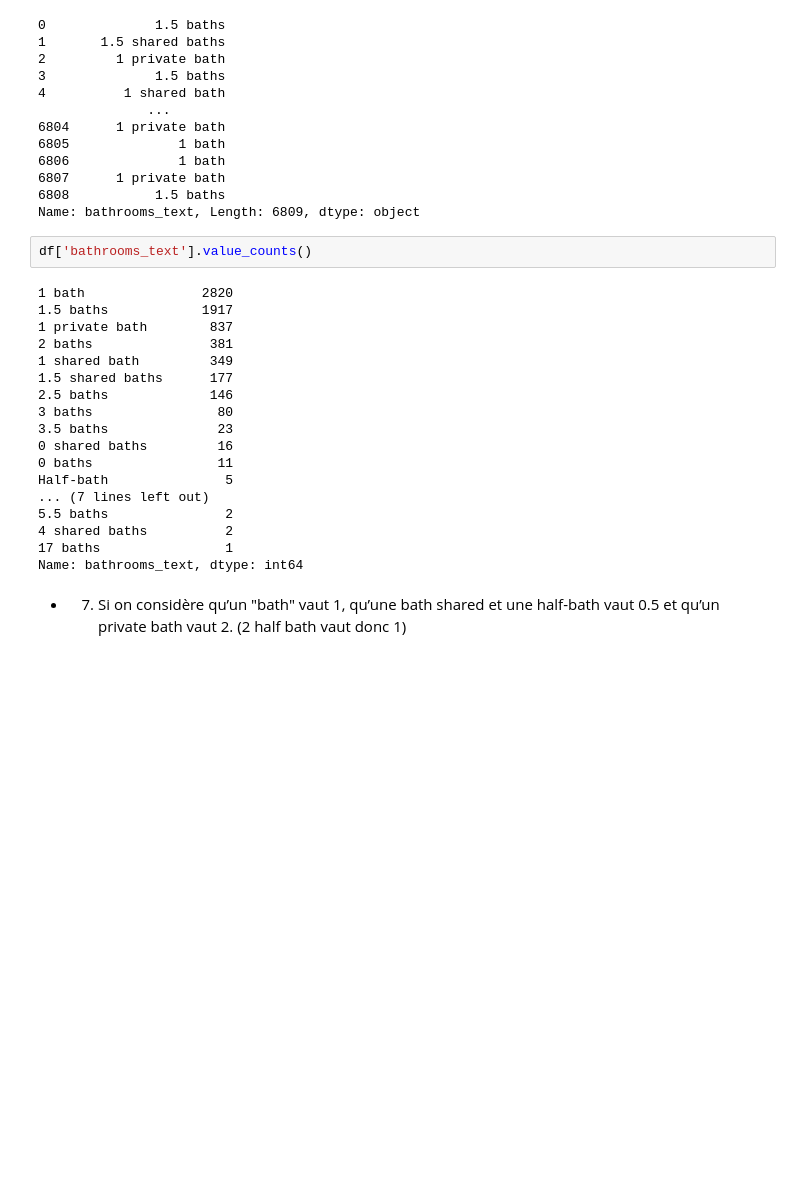
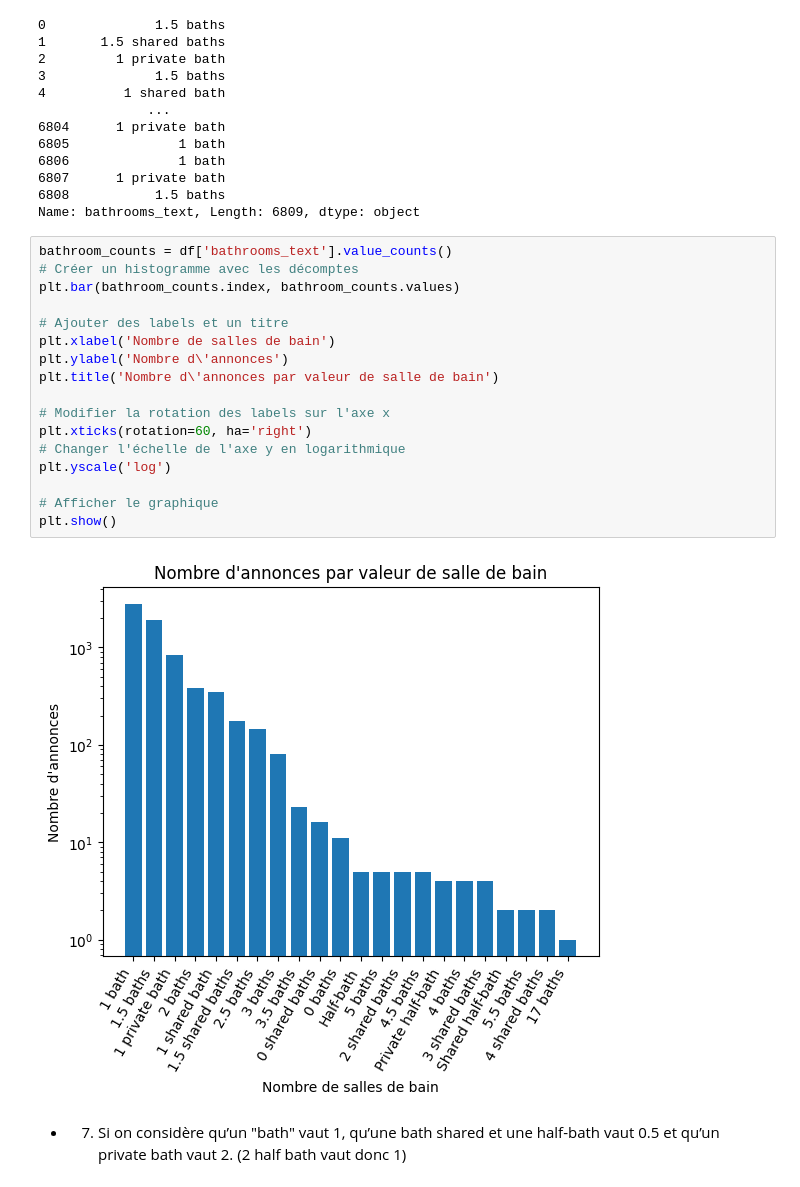
Before and after one commit to DonzerHD/Pandas-Env-Visuel, a Jupyter notebook: Pandas/TD_Pandas.ipynb, the cells around one changed output. Cells and saved outputs as stored; diff of their text form; blank space fills up the shorter version.

```diff
--- a/Pandas/TD_Pandas.ipynb
+++ b/Pandas/TD_Pandas.ipynb
@@ -223,26 +250,25 @@ df['bathrooms_text']
 6807      1 private bath
 6808           1.5 baths
 Name: bathrooms_text, Length: 6809, dtype: object
-# %%
-df['bathrooms_text'].value_counts()
-# %% [output]
-1 bath               2820
-1.5 baths            1917
-1 private bath        837
-2 baths               381
-1 shared bath         349
-1.5 shared baths      177
-2.5 baths             146
-3 baths                80
-3.5 baths              23
-0 shared baths         16
-0 baths                11
-Half-bath               5
-... (7 lines left out)
-5.5 baths               2
-4 shared baths          2
-17 baths                1
-Name: bathrooms_text, dtype: int64
+# %%
+bathroom_counts = df['bathrooms_text'].value_counts()
+# Créer un histogramme avec les décomptes
+plt.bar(bathroom_counts.index, bathroom_counts.values)
+
+# Ajouter des labels et un titre
+plt.xlabel('Nombre de salles de bain')
+plt.ylabel('Nombre d\'annonces')
+plt.title('Nombre d\'annonces par valeur de salle de bain')
+
+# Modifier la rotation des labels sur l'axe x
+plt.xticks(rotation=60, ha='right')
+# Changer l'échelle de l'axe y en logarithmique
+plt.yscale('log')
+
+# Afficher le graphique
+plt.show()
+# %% [output]
+[figure, added]
 # %% [markdown]
 - 7. Si on considère qu’un "bath" vaut 1, qu’une bath shared et une half-bath vaut 0.5 et
 qu’un private bath vaut 2. (2 half bath vaut donc 1)
```
Also changed, not shown: parts of 9 cells of this notebook, 1 other file.
